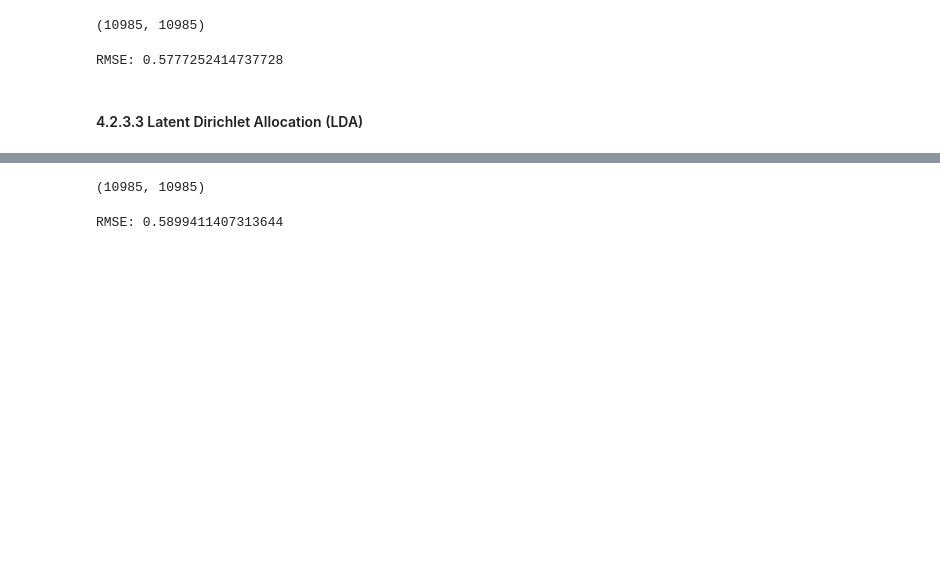
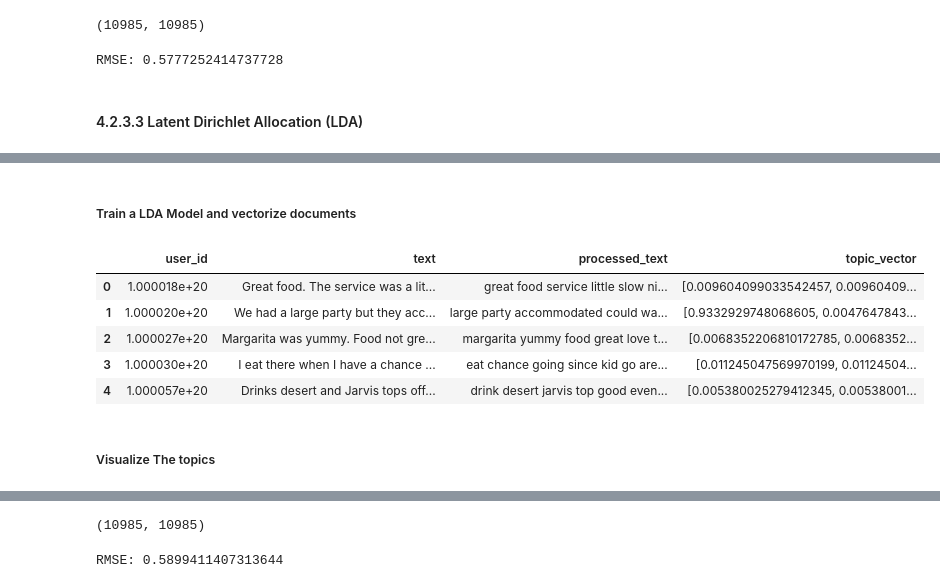
Before and after one commit to yuqinbailey/Restaurant-Rec-Google-Reviews, a Jupyter notebook: 5_Final_Report.ipynb, the cells around one changed output, grey strips where cells are left out. Cells and saved outputs as stored; diff of their text form; code cells hidden in the pictures; blank space fills up the shorter version.

```diff
--- a/5_Final_Report.ipynb
+++ b/5_Final_Report.ipynb
@@ -776,0 +783,3 @@ RMSE: 0.5777252414737728
+# %%
+user_reviews_df = pd.read_csv('data/user_concat_text_10_20.csv', sep=';')
+user_reviews_df.head()
@@ -776,0 +854,3 @@ RMSE: 0.5777252414737728
+# %%
+user_reviews_df['processed_text'] = user_reviews_df['text'].apply(preprocess_tokenize_text)
+user_reviews_df.head()
@@ -776,0 +864,2 @@ RMSE: 0.5777252414737728
+# %% [markdown]
+##### Train a LDA Model and vectorize documents
@@ -776,0 +869,30 @@ RMSE: 0.5777252414737728
+# %%
+# Initialize TF-IDF Vectorizer
+vectorizer = TfidfVectorizer(max_features=1000)
+
+# Vectorize the processed text
+X = vectorizer.fit_transform(user_reviews_df['processed_text'])
+
+# Initialize LDA Model
+n_topics = 15
+lda = LatentDirichletAllocation(n_components=n_topics, random_state=42)
+
+# Train LDA model
+lda.fit(X)
+
+
+
+# Add topic distribution vectors to DataFrame
+topic_distributions = lda.transform(X)
+user_reviews_df['topic_vector'] = list(topic_distributions)
+
+user_reviews_df.head()
+# %% [output]
+|  | user_id | text | processed_text | topic_vector |
+| 0 | 1.000018e+20 | Great food. The service was a lit... | great food service little slow ni... | [0.009604099033542457, 0.00960409... |
+| 1 | 1.000020e+20 | We had a large party but they acc... | large party accommodated could wa... | [0.9332929748068605, 0.0047647843... |
+| 2 | 1.000027e+20 | Margarita was yummy. Food not gre... | margarita yummy food great love t... | [0.0068352206810172785, 0.0068352... |
+| 3 | 1.000030e+20 | I eat there when I have a chance ... | eat chance going since kid go are... | [0.011245047569970199, 0.01124504... |
+| 4 | 1.000057e+20 | Drinks desert and Jarvis tops off... | drink desert jarvis top good even... | [0.005380025279412345, 0.00538001... |
+# %% [markdown]
+##### Visualize The topics
```
Also changed, not shown: parts of 32 cells of this notebook.
